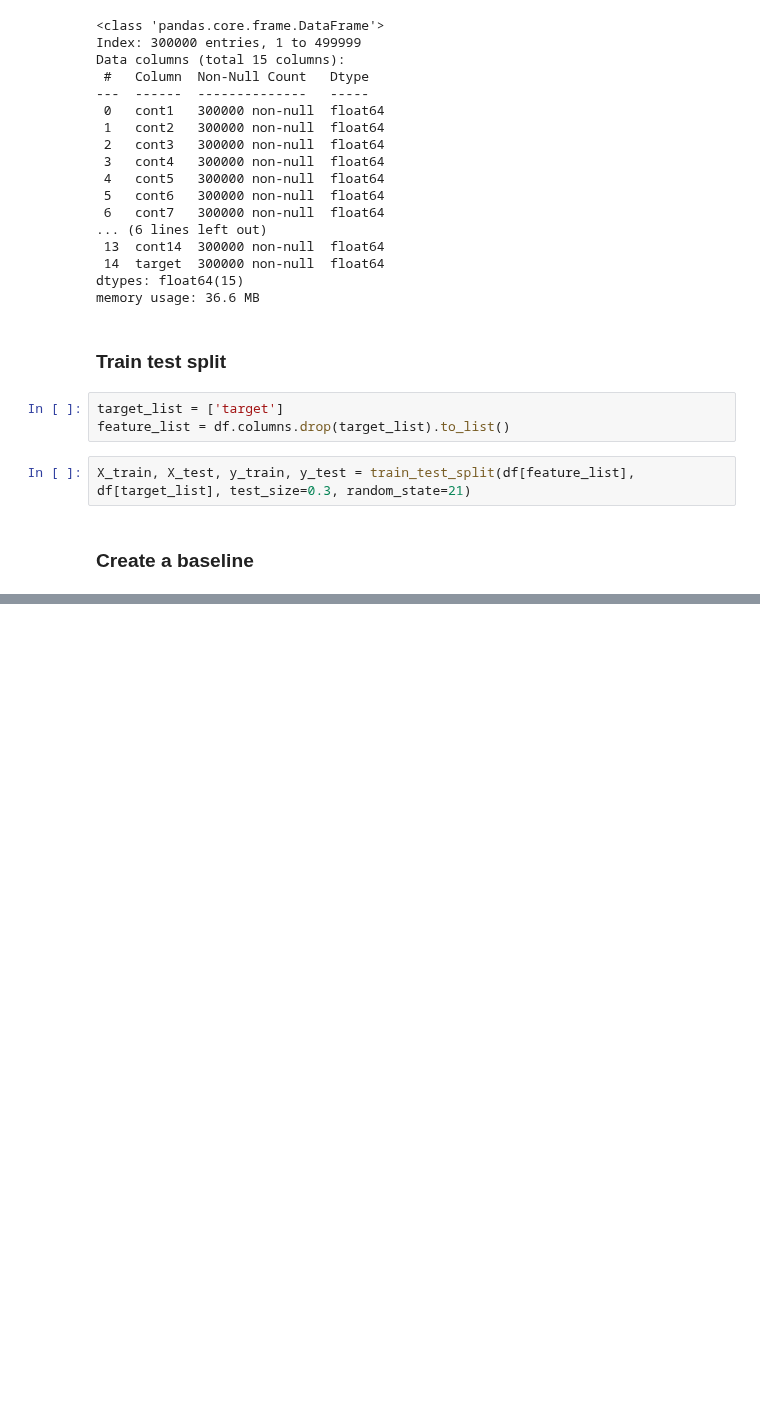
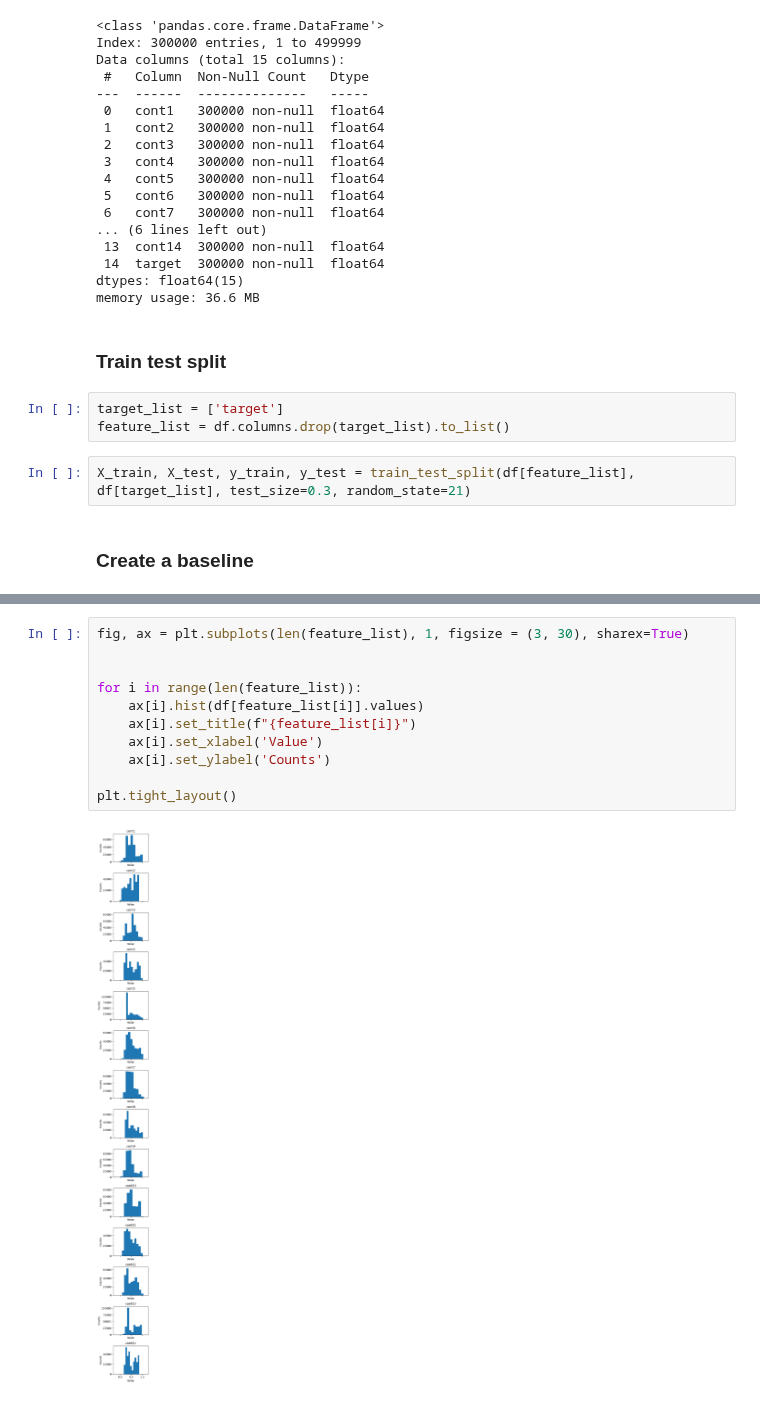
Before and after one commit to luukvanroessel/ML, a Jupyter notebook: practice/playground_series/jan_2021/analysis.ipynb, the cells around one changed output, grey strips where cells are left out. Saved outputs shown, nothing was run; the diff lists cells and outputs as text; blank space fills up the shorter version.

```diff
--- a/practice/playground_series/jan_2021/analysis.ipynb
+++ b/practice/playground_series/jan_2021/analysis.ipynb
@@ -85,0 +85,13 @@ AttributeError: 'DataFrame' object has no attribute 'heatmap'
+# %%
+fig, ax = plt.subplots(len(feature_list), 1, figsize = (3, 30), sharex=True)
+
+
+for i in range(len(feature_list)):
+    ax[i].hist(df[feature_list[i]].values)
+    ax[i].set_title(f"{feature_list[i]}")
+    ax[i].set_xlabel('Value')
+    ax[i].set_ylabel('Counts')
+
+plt.tight_layout()
+# %% [output]
+[figure, added]
```
Also changed, not shown: parts of 7 cells of this notebook.
